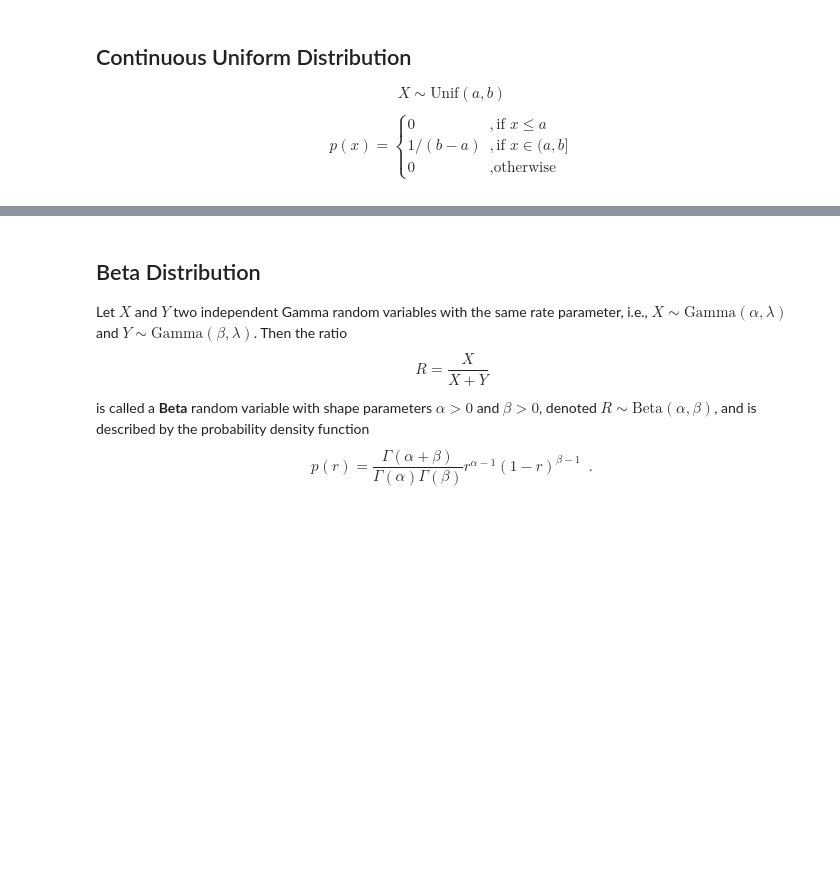
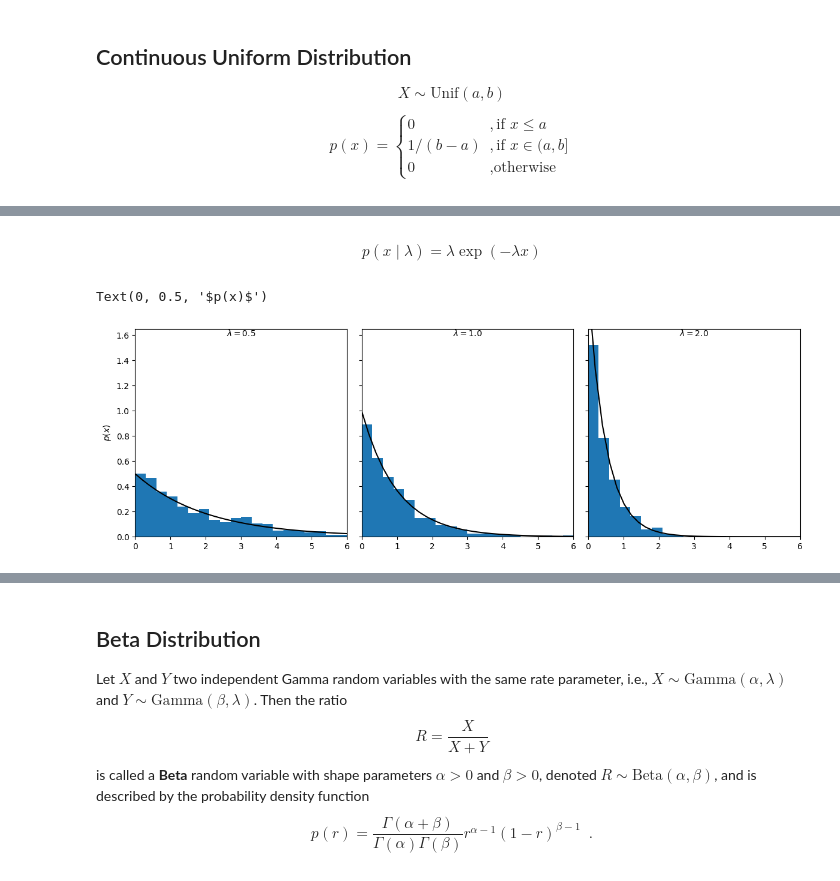
Before and after one commit to marioboley/Uni-Haifa-214.4312-Code, a Jupyter notebook: A2_distributions.ipynb, the cells around one changed output, grey strips where cells are left out. Drawn from its saved outputs; the diff is of its cells as text; code cells hidden in the pictures; blank space fills up the shorter version.

```diff
--- a/A2_distributions.ipynb
+++ b/A2_distributions.ipynb
@@ -112,0 +134,21 @@ $$
+# %% [markdown]
+$$
+p(x \mid \lambda) = \lambda \exp(-\lambda x)
+$$
+# %%
+def exponential_pdf(x, rate):
+    return rate*np.exp(-rate*x)
+
+x = np.linspace(0, 10)
+
+fig, ax = plt.subplots(1, 3, figsize=(12, 4), sharex=True, sharey=True, tight_layout=True)
+for i in range(len(rates)):
+    ax[i].hist(samples[:, i], density=True, range=(0,6), bins=20)
+    ax[i].text(0.5, 1, f'$\\lambda={rates[i]}$', transform=ax[i].transAxes, verticalalignment='top', horizontalalignment='center')
+    ax[i].plot(x, exponential_pdf(x, rate=rates[i]), color='k')
+ax[0].set_xlim(0, 6)
+ax[0].set_ylim(0, 1.65)
+ax[0].set_ylabel('$p(x)$')
+# %% [output]
+Text(0, 0.5, '$p(x)$')
+[figure, added]
```
Also changed, not shown: parts of 7 cells of this notebook.
